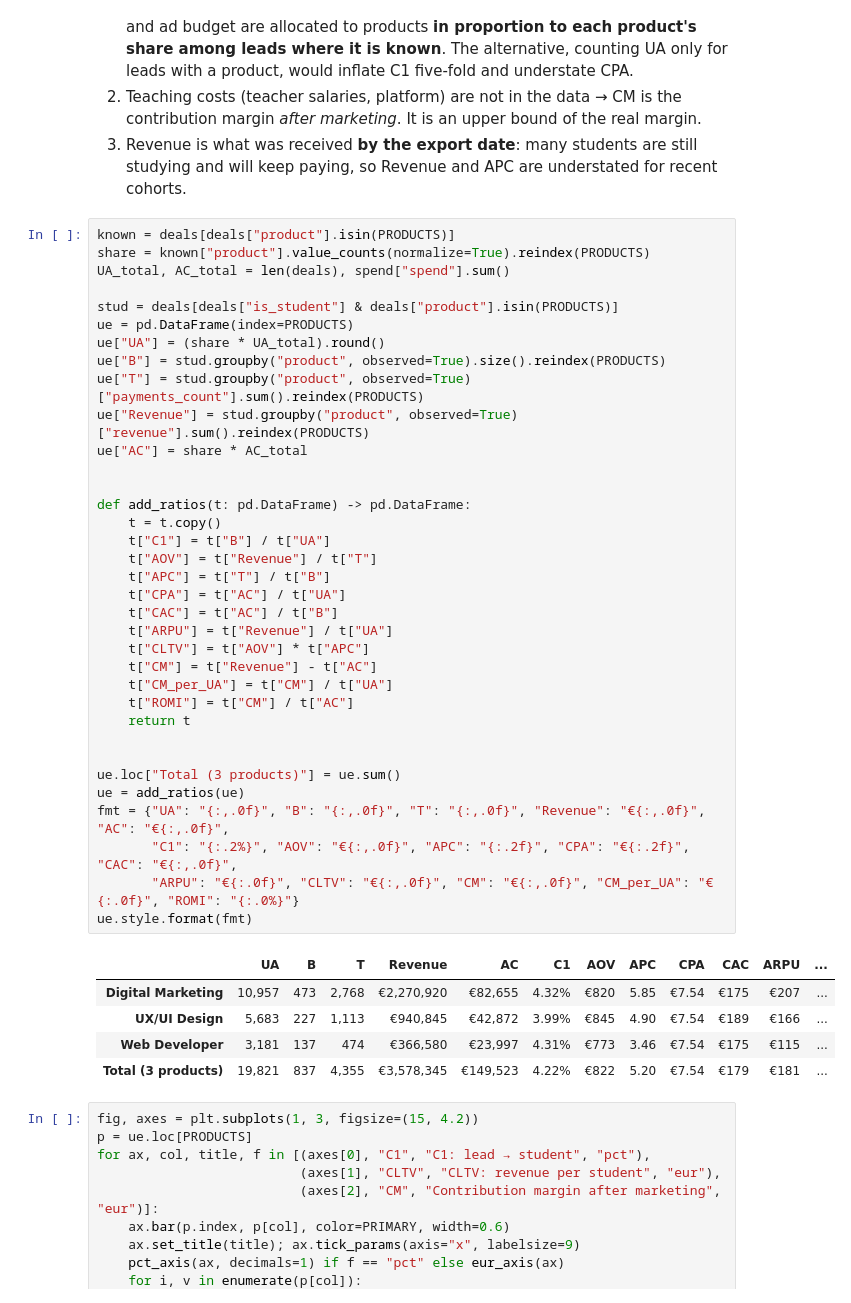
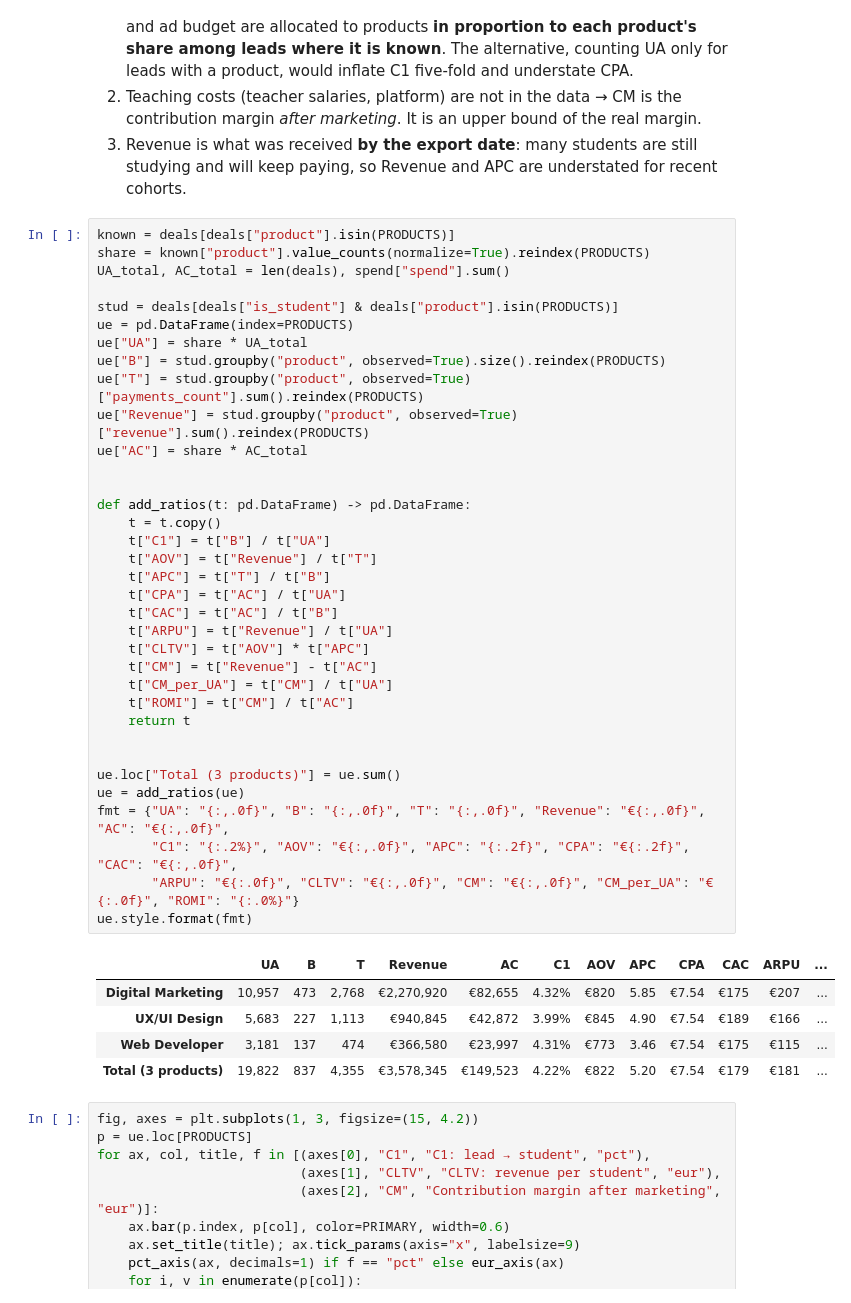
Before and after one commit to yerkovskayuliia-pixel/data-analytics-portfolio, a Jupyter notebook: python-crm-analysis/notebooks/03_unit_economics_ab_test.ipynb, the cells around one changed output. Saved outputs shown, nothing was run; the diff lists cells and outputs as text.

```diff
--- a/python-crm-analysis/notebooks/03_unit_economics_ab_test.ipynb
+++ b/python-crm-analysis/notebooks/03_unit_economics_ab_test.ipynb
@@ -61,40 +61,40 @@ UA_total, AC_total = len(deals), spend["spend"].sum()
 
 stud = deals[deals["is_student"] & deals["product"].isin(PRODUCTS)]
 ue = pd.DataFrame(index=PRODUCTS)
-ue["UA"] = (share * UA_total).round()
+ue["UA"] = share * UA_total
 ue["B"] = stud.groupby("product", observed=True).size().reindex(PRODUCTS)
 ue["T"] = stud.groupby("product", observed=True)["payments_count"].sum().reindex(PRODUCTS)
 ue["Revenue"] = stud.groupby("product", observed=True)["revenue"].sum().reindex(PRODUCTS)
 ue["AC"] = share * AC_total
 
 
 def add_ratios(t: pd.DataFrame) -> pd.DataFrame:
     t = t.copy()
     t["C1"] = t["B"] / t["UA"]
     t["AOV"] = t["Revenue"] / t["T"]
     t["APC"] = t["T"] / t["B"]
     t["CPA"] = t["AC"] / t["UA"]
     t["CAC"] = t["AC"] / t["B"]
     t["ARPU"] = t["Revenue"] / t["UA"]
     t["CLTV"] = t["AOV"] * t["APC"]
     t["CM"] = t["Revenue"] - t["AC"]
     t["CM_per_UA"] = t["CM"] / t["UA"]
     t["ROMI"] = t["CM"] / t["AC"]
     return t
 
 
 ue.loc["Total (3 products)"] = ue.sum()
 ue = add_ratios(ue)
 fmt = {"UA": "{:,.0f}", "B": "{:,.0f}", "T": "{:,.0f}", "Revenue": "€{:,.0f}", "AC": "€{:,.0f}",
        "C1": "{:.2%}", "AOV": "€{:,.0f}", "APC": "{:.2f}", "CPA": "€{:.2f}", "CAC": "€{:,.0f}",
        "ARPU": "€{:.0f}", "CLTV": "€{:,.0f}", "CM": "€{:,.0f}", "CM_per_UA": "€{:.0f}", "ROMI": "{:.0%}"}
 ue.style.format(fmt)
 # %% [output]
 |  | UA | B | T | Revenue | AC | C1 | AOV | APC | CPA | CAC | ARPU | ... |
 | Digital Marketing | 10,957 | 473 | 2,768 | €2,270,920 | €82,655 | 4.32% | €820 | 5.85 | €7.54 | €175 | €207 | ... |
 | UX/UI Design | 5,683 | 227 | 1,113 | €940,845 | €42,872 | 3.99% | €845 | 4.90 | €7.54 | €189 | €166 | ... |
 | Web Developer | 3,181 | 137 | 474 | €366,580 | €23,997 | 4.31% | €773 | 3.46 | €7.54 | €175 | €115 | ... |
-| Total (3 products) | 19,821 | 837 | 4,355 | €3,578,345 | €149,523 | 4.22% | €822 | 5.20 | €7.54 | €179 | €181 | ... |
+| Total (3 products) | 19,822 | 837 | 4,355 | €3,578,345 | €149,523 | 4.22% | €822 | 5.20 | €7.54 | €179 | €181 | ... |
 # %%
 fig, axes = plt.subplots(1, 3, figsize=(15, 4.2))
 p = ue.loc[PRODUCTS]
```
Also changed, not shown: parts of 8 cells of this notebook, 16 other files.
